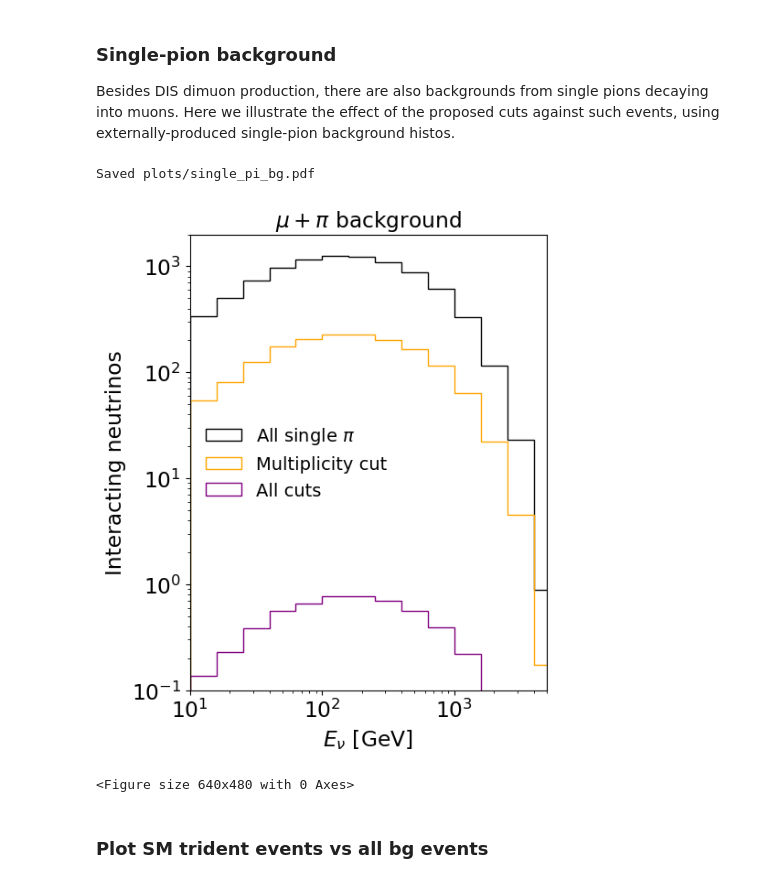
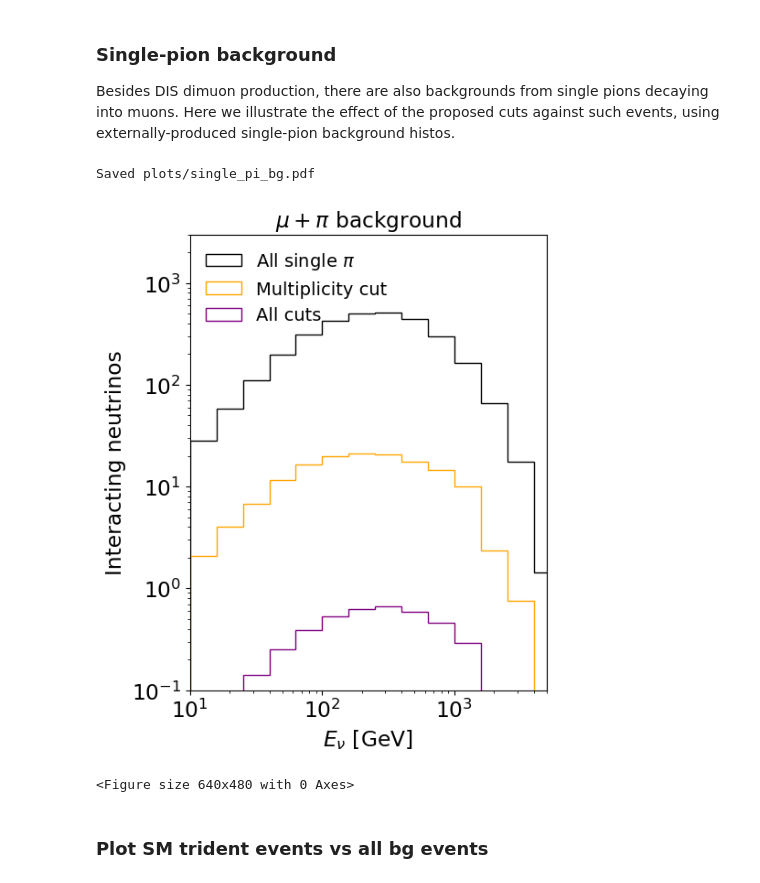
Before and after one commit to makelat/forward-nu-flux-fit, a Jupyter notebook: tridents.ipynb, the cells around one changed output. Cells and saved outputs as stored; diff of their text form; code cells hidden in the pictures.

Commit message:
Updating single pion bg, modified 4-Fermi constraint plot to 100% vs 50% data (previously 100% vs 25%)

```diff
--- a/tridents.ipynb
+++ b/tridents.ipynb
@@ -2724,45 +2724,45 @@ def singlepiTableReader(filename,ebins):
 # %%
 def singlePiPlot():
     plt.rcParams.update({'font.size': 14})
-    plt.rcParams['legend.loc'] = 'center left'
+    plt.rcParams['legend.loc'] = 'upper left'
 
     fig = plt.figure(figsize=(5,6))
     ax11 = fig.add_axes([0.20, 0.12, 0.78, 0.83], )
     axes = np.array([[ax11]])
 
     #Tables from ST
     files={}
-    files[r'All single $\pi$'] = ['allCCRESevents_FASERnu2', 'black']
-    files[r'Multiplicity cut'] = ['aftermultiplicityevents_FASERnu2', 'orange']
-    files[r'All cuts']         = ['singlepionBG_afterallcuts_with_coherent', 'purple']
+    files[r'All single $\pi$'] = ['single_pion_all', 'black']
+    files[r'Multiplicity cut'] = ['single_pion_multiplicity', 'orange']
+    files[r'All cuts']         = ['single_pion_finalcuts', 'purple']
 
     bins=np.logspace(0,4,21)  #TODO fetch bins from model
 
     for key in list(files.keys()):
         E,N=singlepiTableReader('files/singlepi/'+files[key][0]+'.txt',ebins=bins)
         axes[0,0].hist([0.5*(E[i]+E[i+1]) for i in range(len(E)-1)],\
                        weights=N,histtype='step',bins=E,color=files[key][1],label=key)
 
     #Plotstyle setup
     axes[0,0].set_title(r'$\mu+\pi$ background')
     axes[0,0].set_ylabel(r'Interacting neutrinos')
     axes[0,0].set_xlabel(r'$E_\nu$ [GeV]')
     axes[0,0].set_xscale('log')
     axes[0,0].set_yscale('log')
     axes[0,0].set_xlim(10,5000)
-    axes[0,0].set_ylim(1e-1,2e3)
+    axes[0,0].set_ylim(1e-1,3000)
     axes[0,0].legend(frameon=False)
 
     filename = 'plots/single_pi_bg.pdf'
     print('Saved '+filename)
     plt.savefig(filename)
     plt.show()
     plt.clf()
 
 singlePiPlot()
 # %% [output]
 Saved plots/single_pi_bg.pdf
-[figure, old version]
+[figure, new version]
 <Figure size 640x480 with 0 Axes>
 # %% [markdown]
 ### Plot SM trident events vs all bg events
```
Also changed, not shown: parts of 10 cells of this notebook, 6 other files.
